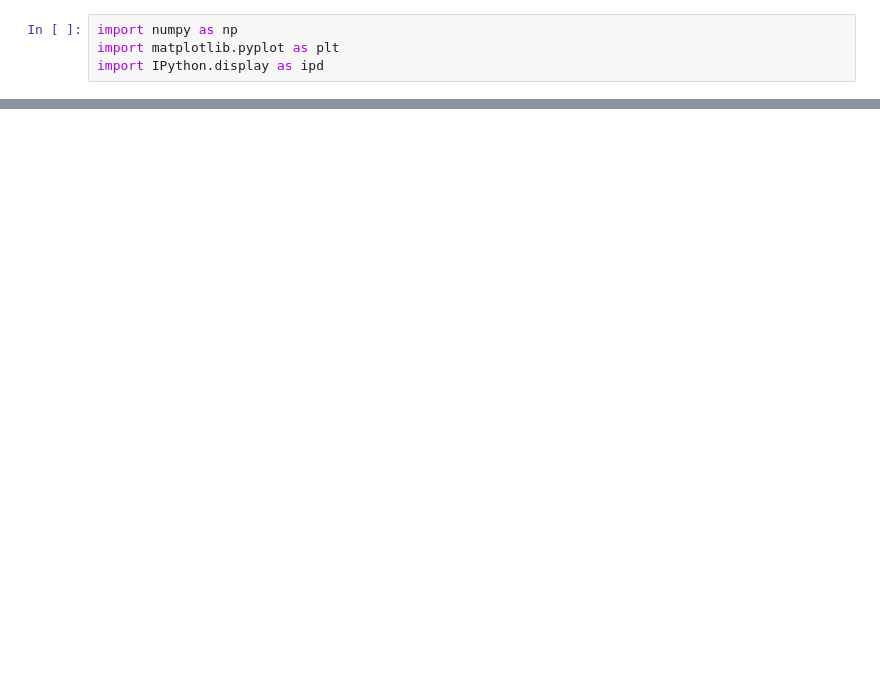
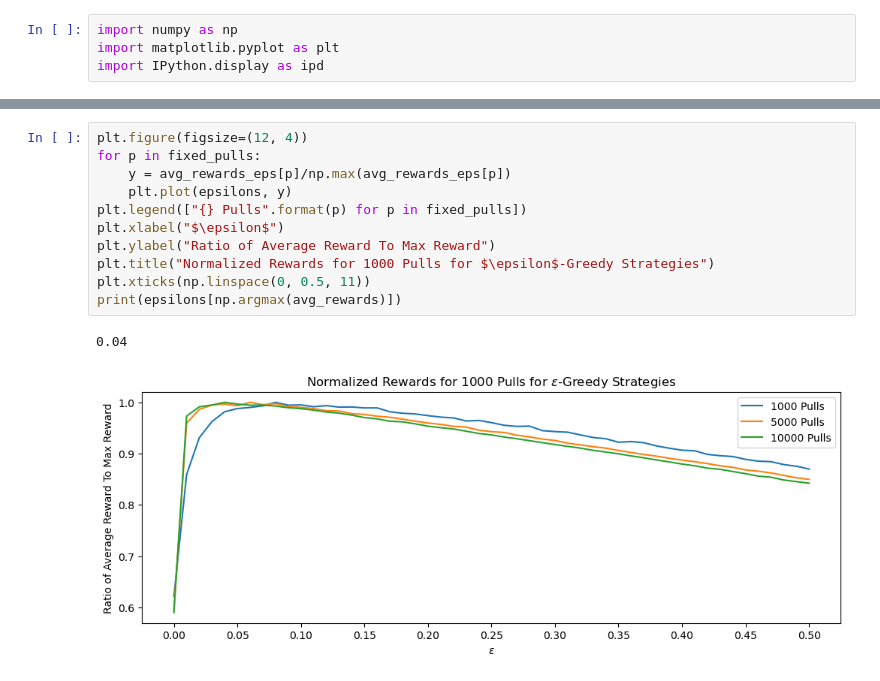
Before and after one commit to ursinus-cs477-f2023/CoursePage, a Jupyter notebook: ClassExercises/Week1_Bandit/BanditNotes.ipynb, the cells around one changed output, grey strips where cells are left out. Cells and saved outputs as stored; diff of their text form; blank space fills up the shorter version.

```diff
--- a/ClassExercises/Week1_Bandit/BanditNotes.ipynb
+++ b/ClassExercises/Week1_Bandit/BanditNotes.ipynb
@@ -190 +324,15 @@ print(epsilons[np.argmax(avg_rewards)])
+# %%
+plt.figure(figsize=(12, 4))
+for p in fixed_pulls:
+    y = avg_rewards_eps[p]/np.max(avg_rewards_eps[p])
+    plt.plot(epsilons, y)
+plt.legend(["{} Pulls".format(p) for p in fixed_pulls])
+plt.xlabel("$\epsilon$")
+plt.ylabel("Ratio of Average Reward To Max Reward")
+plt.title("Normalized Rewards for 1000 Pulls for $\epsilon$-Greedy Strategies")
+plt.xticks(np.linspace(0, 0.5, 11))
+print(epsilons[np.argmax(avg_rewards)])
+# %% [output]
+0.04
+[figure, added]
 # %% [markdown]
```
Also changed, not shown: parts of 27 cells of this notebook, 29 other files.
